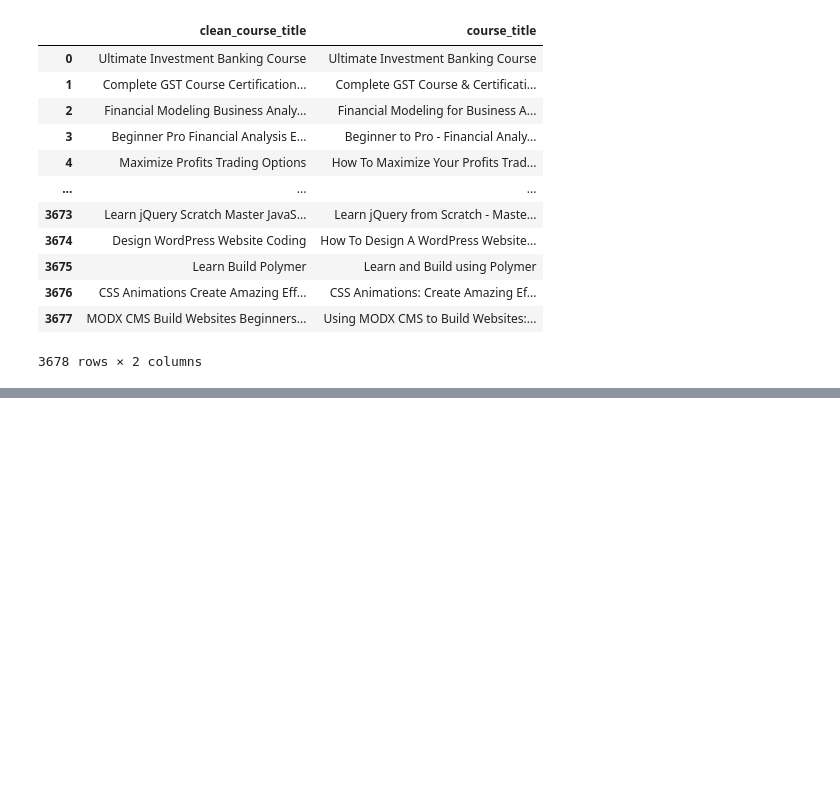
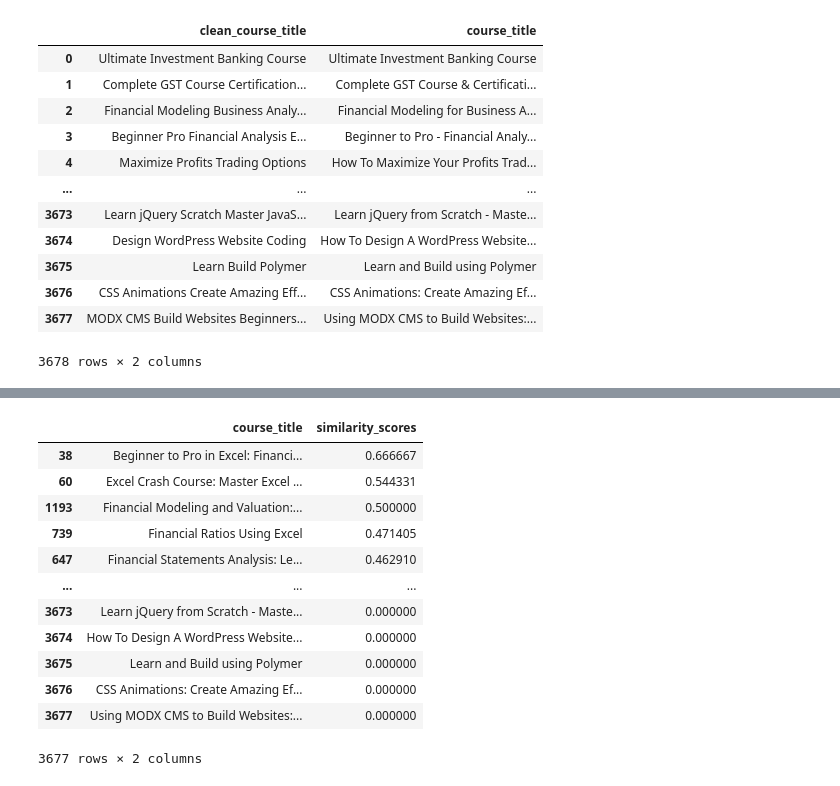
Before and after one commit to abdulawalemon1/course-recommedation-system, a Jupyter notebook: Course Recommendation System/index.ipynb, the cells around one changed output, grey strips where cells are left out. Saved outputs shown, nothing was run; the diff lists cells and outputs as text; code cells hidden in the pictures; blank space fills up the shorter version.

```diff
--- a/Course Recommendation System/index.ipynb
+++ b/Course Recommendation System/index.ipynb
@@ -92,0 +291,6 @@ df[['clean_course_title','course_title']]
+# %%
+selected_course_scores=[i[1] for i in sorted_scores[1:]]
+# %%
+recommended_result=df['course_title'].iloc[selected_course_indices]
+# %%
+rec_df=pd.DataFrame(recommended_result)
@@ -92,0 +306,18 @@ df[['clean_course_title','course_title']]
+# %%
+rec_df['similarity_scores']=selected_course_scores
+# %%
+rec_df
+# %% [output]
+|  | course_title | similarity_scores |
+| 38 | Beginner to Pro in Excel: Financi... | 0.666667 |
+| 60 | Excel Crash Course: Master Excel ... | 0.544331 |
+| 1193 | Financial Modeling and Valuation:... | 0.500000 |
+| 739 | Financial Ratios Using Excel | 0.471405 |
+| 647 | Financial Statements Analysis: Le... | 0.462910 |
+| ... | ... | ... |
+| 3673 | Learn jQuery from Scratch - Maste... | 0.000000 |
+| 3674 | How To Design A WordPress Website... | 0.000000 |
+| 3675 | Learn and Build using Polymer | 0.000000 |
+| 3676 | CSS Animations: Create Amazing Ef... | 0.000000 |
+| 3677 | Using MODX CMS to Build Websites:... | 0.000000 |
+3677 rows × 2 columns
```
Also changed, not shown: parts of 23 cells of this notebook.
